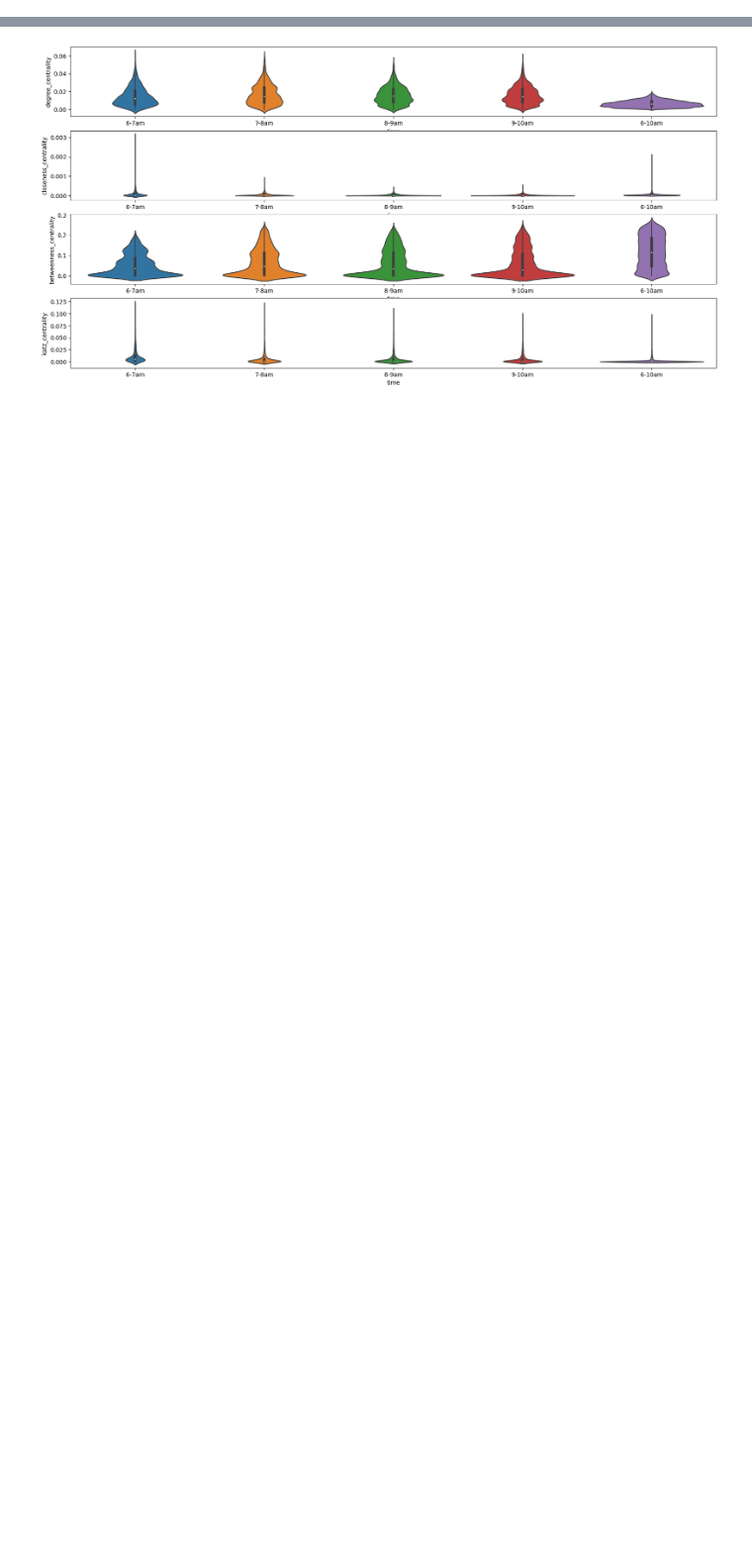
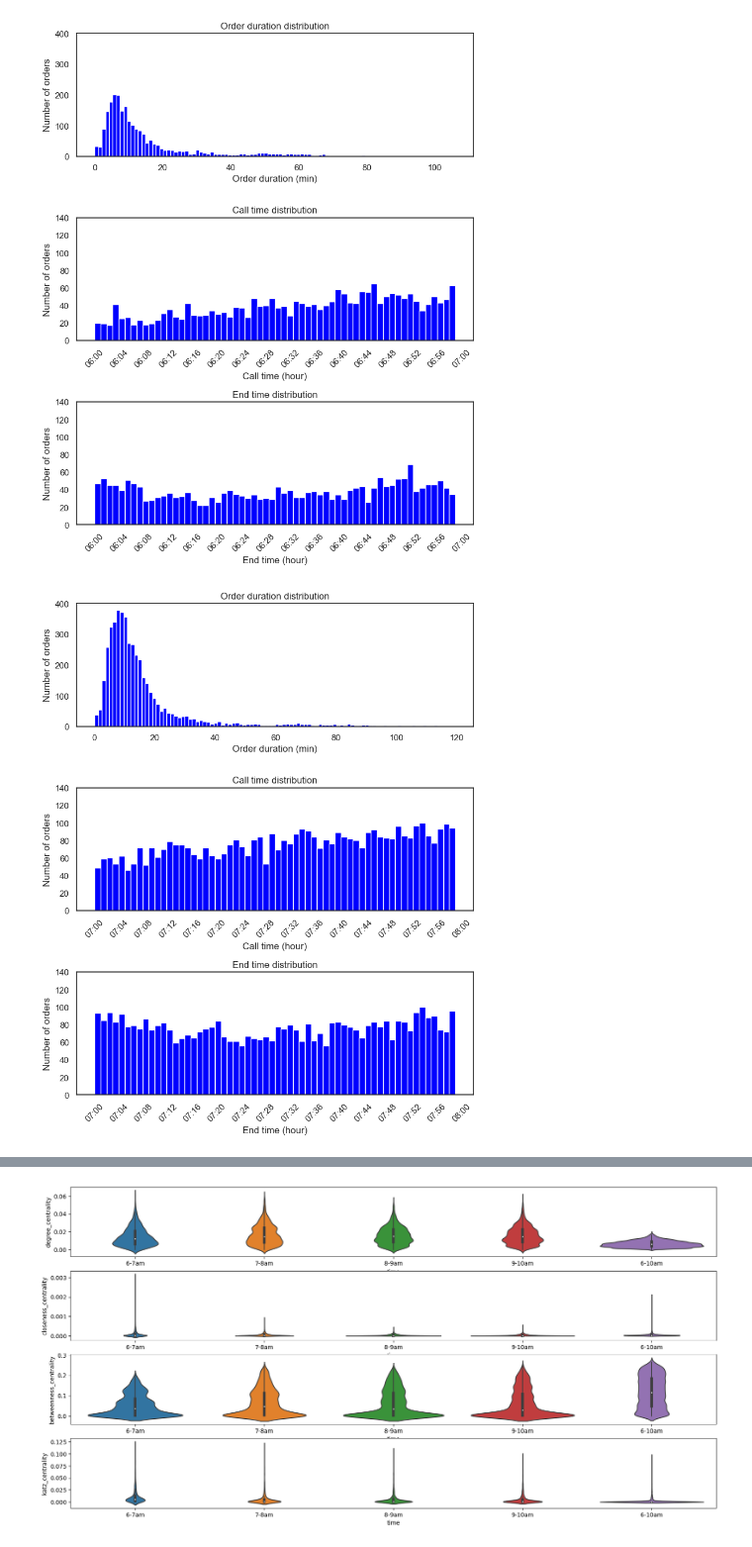
Before and after one commit to TIVV424/SPMoD, a Jupyter notebook: code_2024/benchmark/work_place.ipynb, the cells around one changed output, grey strips where cells are left out. Shown: that part at 99% size. Cells and saved outputs as stored; diff of their text form; code cells hidden in the pictures; blank space fills up the shorter version.

```diff
--- a/code_2024/benchmark/work_place.ipynb
+++ b/code_2024/benchmark/work_place.ipynb
@@ -11,13 +12,64 @@ driver = pd.read_csv("..//..//..//Database//NYC_trip//driver_260.csv", index_col
 order = pd.read_csv("..//..//..//Database//NYC_trip//order_clean_260.csv", index_col=0)
 area = np.load("..//..//..//Database//NYC_area//NY_area.npy")
 # %%
+# subnetwork setting
+interval = 60
+time_list = ['6-7am', '7-8am', '8-9am', '9-10am', '6-10am']
+
+# xtick label format setting
+
+hours = list(range(24 + 1))
+hourlabels = [f"{h:02d}:{00:02d}" for h in hours]  # ["00:00", "01:00", ... "23:00", "24:00"]
+
+# create driver's pick up time
 order["call_time"] = pd.to_datetime(order["call_time"])
 order["end_time"] = pd.to_datetime(order["end_time"])
 start_time = pd.to_datetime("2022-06-01 06:00:00 AM")
-end_time = pd.to_datetime("2022-06-01 06:30:00 AM")
-order_pick = order[(order["call_time"] > start_time) & (order["call_time"] <= end_time)]
-order_pick = order_pick[["sid", "call_time", "eid", "end_time"]]
-order_pick = order_pick.values
 driver["time"] = pd.date_range(start=start_time, end=start_time, periods=len(driver))
 driver.columns = ["id", "time"]
 driver_pick = driver.values
+# %%
+for i in range(4):
+    start_time = pd.to_datetime("2022-06-01 06:00:00 AM") + pd.Timedelta(minutes=i*interval)
+    end_time = pd.to_datetime("2022-06-01 06:00:00 AM") + pd.Timedelta(minutes=(i+1)*interval)
+    order_pick = order[(order["call_time"] > start_time) & (order["call_time"] <= end_time)]
+    order_pick = order_pick[["sid", "call_time", "eid", "end_time"]]
+
+    order_pick['delta'] = (pd.to_datetime(order_pick['end_time']) - pd.to_datetime(order_pick['call_time'])).dt.total_seconds()
+    order_pick['delta_min'] = order_pick['delta'].apply(lambda x: x/60)
+
+    sns.set(style="white")
+
+
+    minutes = list(range(60 +1))
+    current_hour = 6 + i
+    minutelabels = [f"{current_hour:02d}:{m:02d}" for m in minutes[:-1]]
+    minutelabels.append(f"{current_hour+1:02d}:{00:02d}")
+
+    fig, ax = plt.subplots(3, 1, figsize=(8, 10), tight_layout=True)
+
+    ax[0].hist(order_pick['delta_min'], bins=100, color='blue')
+    ax[0].set_xlabel('Order duration (min)')
+    ax[0].set_ylabel('Number of orders')
+    ax[0].set_title('Order duration distribution')
+    ax[0].set_ylim(0, 400)
+
+    step = 4
+    ax[1].hist([t.minute for t in pd.to_datetime(order_pick['call_time'])], bins = 60, color='blue')
+    ax[1].set_xticks(minutes[::step], labels=minutelabels[::step], rotation=45)
+    ax[1].set_xlabel('Call time (hour)')
+    ax[1].set_ylabel('Number of orders')
+    ax[1].set_title('Call time distribution')
+    ax[1].set_ylim(0, 140)
+
+    ax[2].hist([t.minute for t in pd.to_datetime(order_pick['end_time'])], bins = 60, color='blue')
+    ax[2].set_xticks(minutes[::step], labels=minutelabels[::step], rotation=45)
+    ax[2].set_xlabel('End time (hour)')
+    ax[2].set_ylabel('Number of orders')
+    ax[2].set_title('End time distribution')
+    ax[2].set_ylim(0, 140)
+
+    plt.savefig("..//..//..//Database//fig//order_duration_%s.png"%time_list[i], dpi=300)
+# %% [output]
+[figure, added]
+[figure, added]
```
Also changed, not shown: parts of 15 cells of this notebook, 1 other file.
